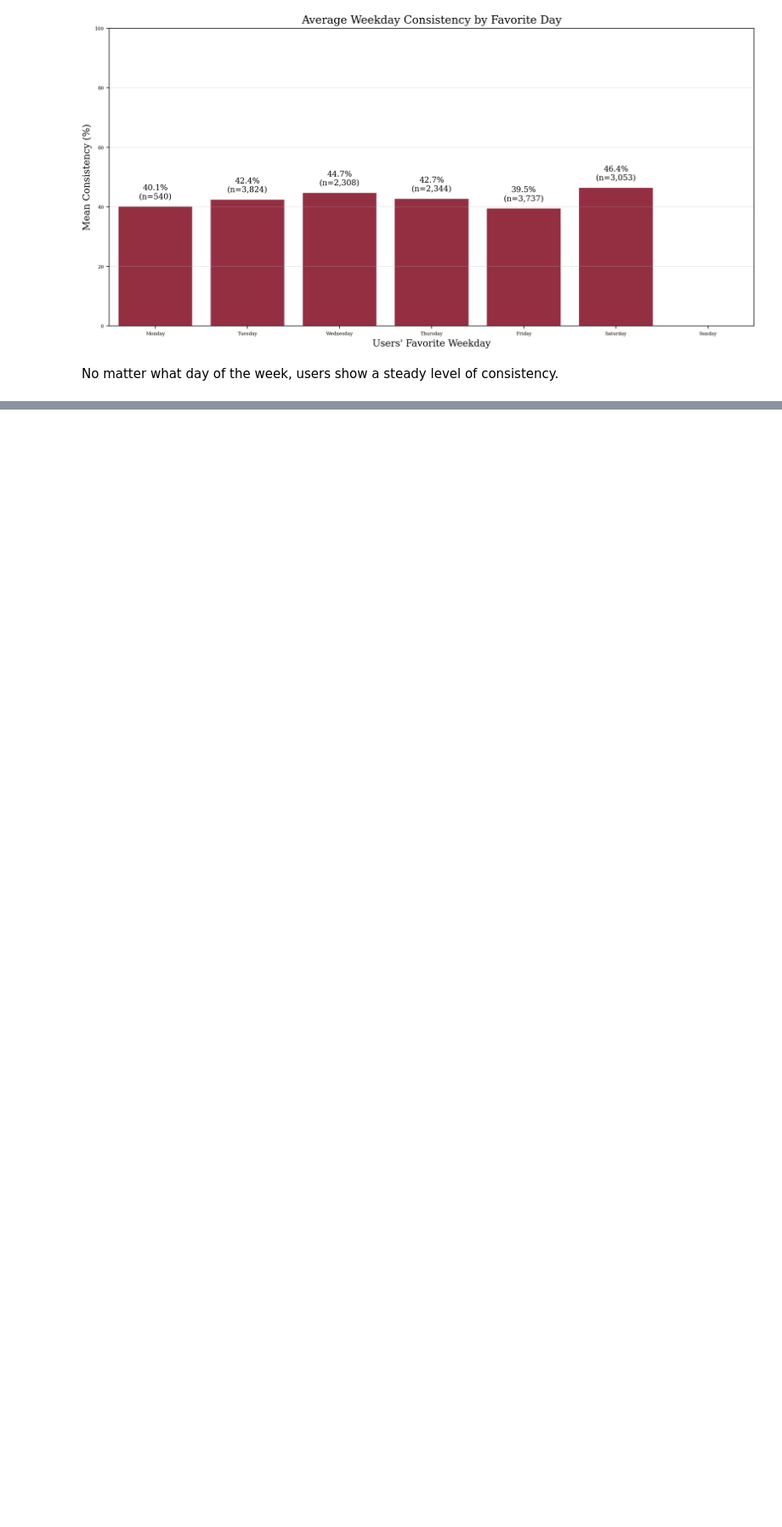
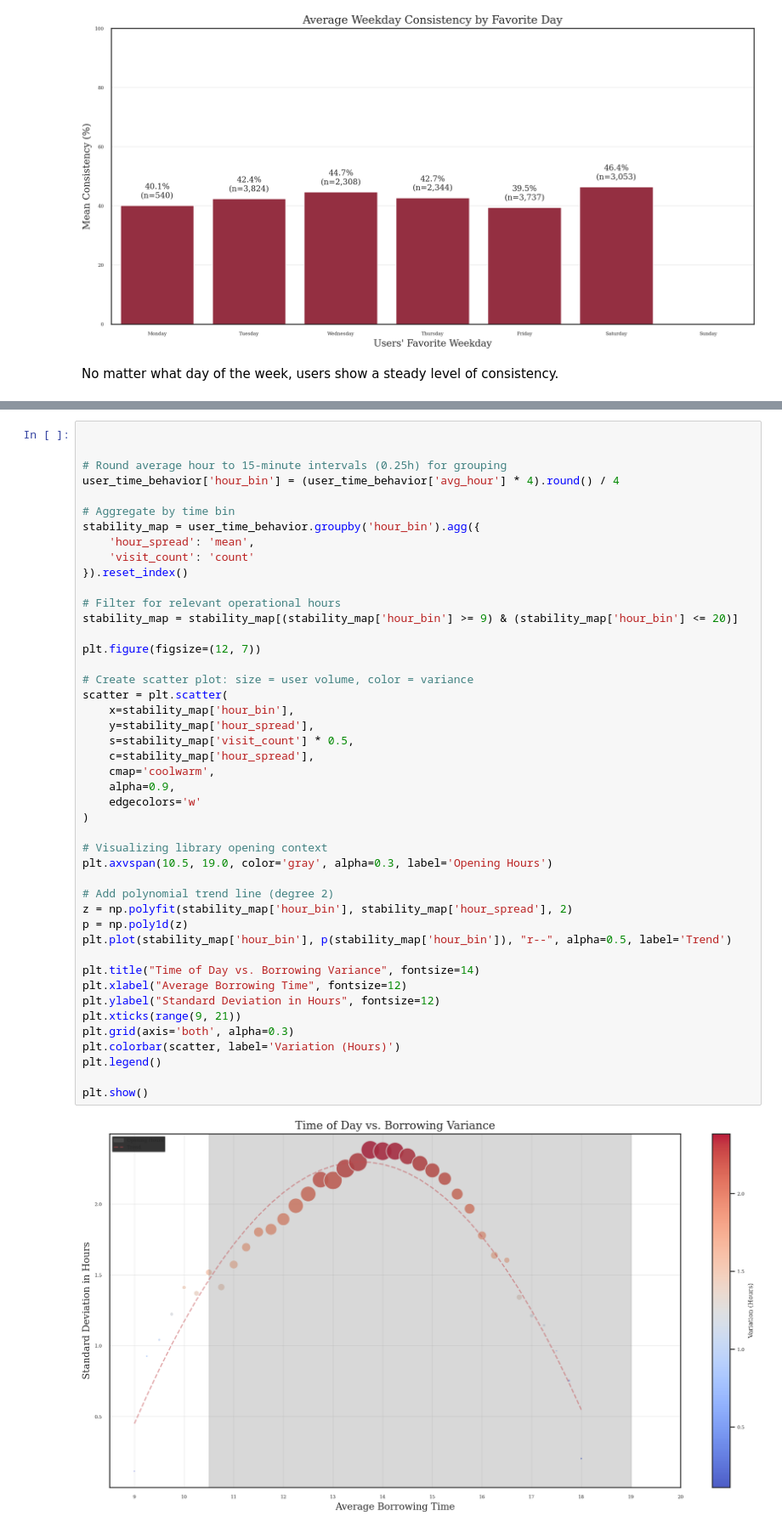
Before and after one commit to RobinAllgeier/Data_Literacy, a Jupyter notebook: exp/04_11_eda_user_behavior_by-date.ipynb, the cells around one changed output, grey strips where cells are left out. Shown at 85% size. Saved outputs shown, nothing was run; the diff lists cells and outputs as text; blank space fills up the shorter version.

```diff
--- a/exp/04_11_eda_user_behavior_by-date.ipynb
+++ b/exp/04_11_eda_user_behavior_by-date.ipynb
@@ -185,0 +324,47 @@ No matter what day of the week, users show a steady level of consistency.
+# %%
+
+
+# Round average hour to 15-minute intervals (0.25h) for grouping
+user_time_behavior['hour_bin'] = (user_time_behavior['avg_hour'] * 4).round() / 4
+
+# Aggregate by time bin
+stability_map = user_time_behavior.groupby('hour_bin').agg({
+    'hour_spread': 'mean',
+    'visit_count': 'count'
+}).reset_index()
+
+# Filter for relevant operational hours
+stability_map = stability_map[(stability_map['hour_bin'] >= 9) & (stability_map['hour_bin'] <= 20)]
+
+plt.figure(figsize=(12, 7))
+
+# Create scatter plot: size = user volume, color = variance
+scatter = plt.scatter(
+    x=stability_map['hour_bin'],
+    y=stability_map['hour_spread'],
+    s=stability_map['visit_count'] * 0.5,
+    c=stability_map['hour_spread'],
+    cmap='coolwarm',
+    alpha=0.9,
+    edgecolors='w'
+)
+
+# Visualizing library opening context
+plt.axvspan(10.5, 19.0, color='gray', alpha=0.3, label='Opening Hours')
+
+# Add polynomial trend line (degree 2)
+z = np.polyfit(stability_map['hour_bin'], stability_map['hour_spread'], 2)
+p = np.poly1d(z)
+plt.plot(stability_map['hour_bin'], p(stability_map['hour_bin']), "r--", alpha=0.5, label='Trend')
+
+plt.title("Time of Day vs. Borrowing Variance", fontsize=14)
+plt.xlabel("Average Borrowing Time", fontsize=12)
+plt.ylabel("Standard Deviation in Hours", fontsize=12)
+plt.xticks(range(9, 21))
+plt.grid(axis='both', alpha=0.3)
+plt.colorbar(scatter, label='Variation (Hours)')
+plt.legend()
+
+plt.show()
+# %% [output]
+[figure, added]
```
Also changed, not shown: parts of 11 cells of this notebook.
